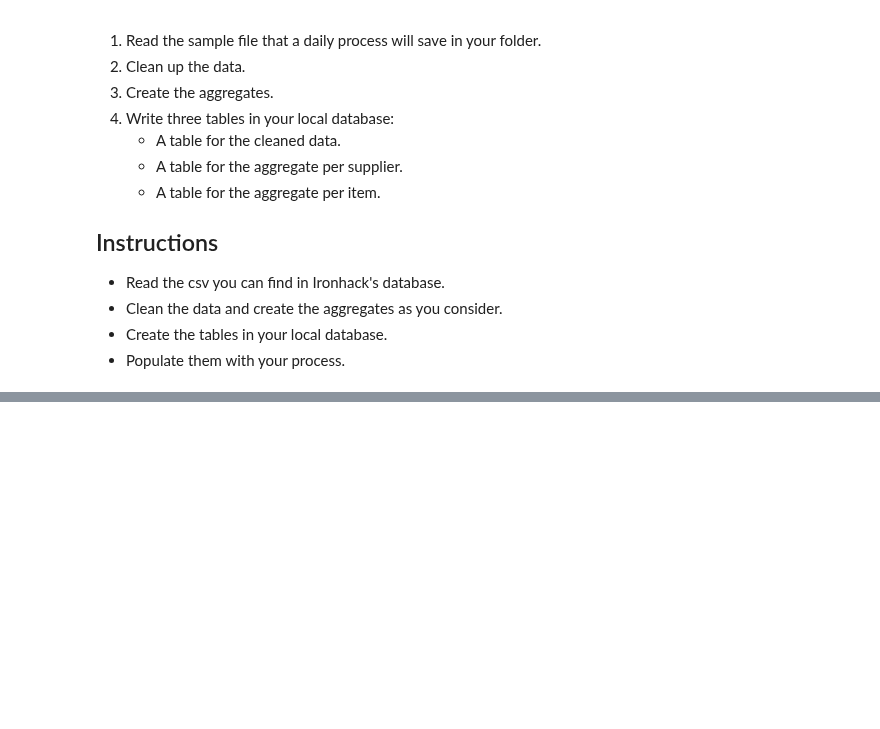
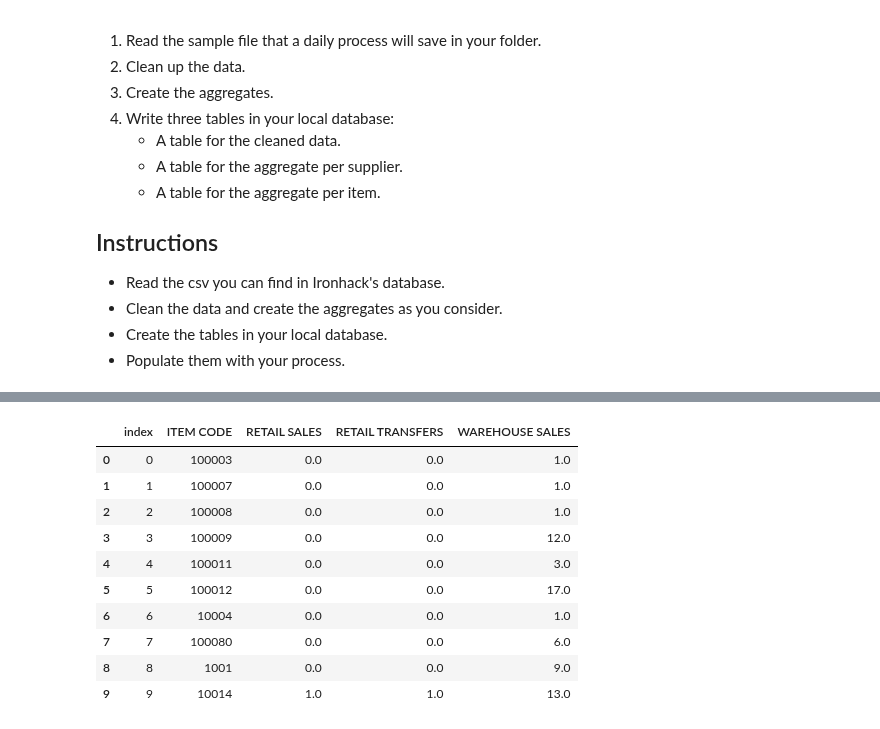
Before and after one commit to jmolendijk/dataV2-labs, a Jupyter notebook: module-1/Dataframe-Calculations/your-code/main.ipynb, the cells around one changed output, grey strips where cells are left out. Drawn from its saved outputs; the diff is of its cells as text; code cells hidden in the pictures; blank space fills up the shorter version.

```diff
--- a/module-1/Dataframe-Calculations/your-code/main.ipynb
+++ b/module-1/Dataframe-Calculations/your-code/main.ipynb
@@ -117,3 +224,17 @@ agg_supplier.to_sql(con=engine, name='aggregated_per_supplier', if_exists='repla
 # %%
 agg_item = clean_data.groupby('ITEM CODE')[col].sum().reset_index()
 agg_item.to_sql(con=engine, name='aggregated_per_item', if_exists='replace')
+data = pd.read_sql_query('''SELECT * FROM aggregated_per_item LIMIT 10''', engine)
+data
+# %% [output]
+|  | index | ITEM CODE | RETAIL SALES | RETAIL TRANSFERS | WAREHOUSE SALES |
+| 0 | 0 | 100003 | 0.0 | 0.0 | 1.0 |
+| 1 | 1 | 100007 | 0.0 | 0.0 | 1.0 |
+| 2 | 2 | 100008 | 0.0 | 0.0 | 1.0 |
+| 3 | 3 | 100009 | 0.0 | 0.0 | 12.0 |
+| 4 | 4 | 100011 | 0.0 | 0.0 | 3.0 |
+| 5 | 5 | 100012 | 0.0 | 0.0 | 17.0 |
+| 6 | 6 | 10004 | 0.0 | 0.0 | 1.0 |
+| 7 | 7 | 100080 | 0.0 | 0.0 | 6.0 |
+| 8 | 8 | 1001 | 0.0 | 0.0 | 9.0 |
+| 9 | 9 | 10014 | 1.0 | 1.0 | 13.0 |
```
Also changed, not shown: parts of 12 cells of this notebook.
